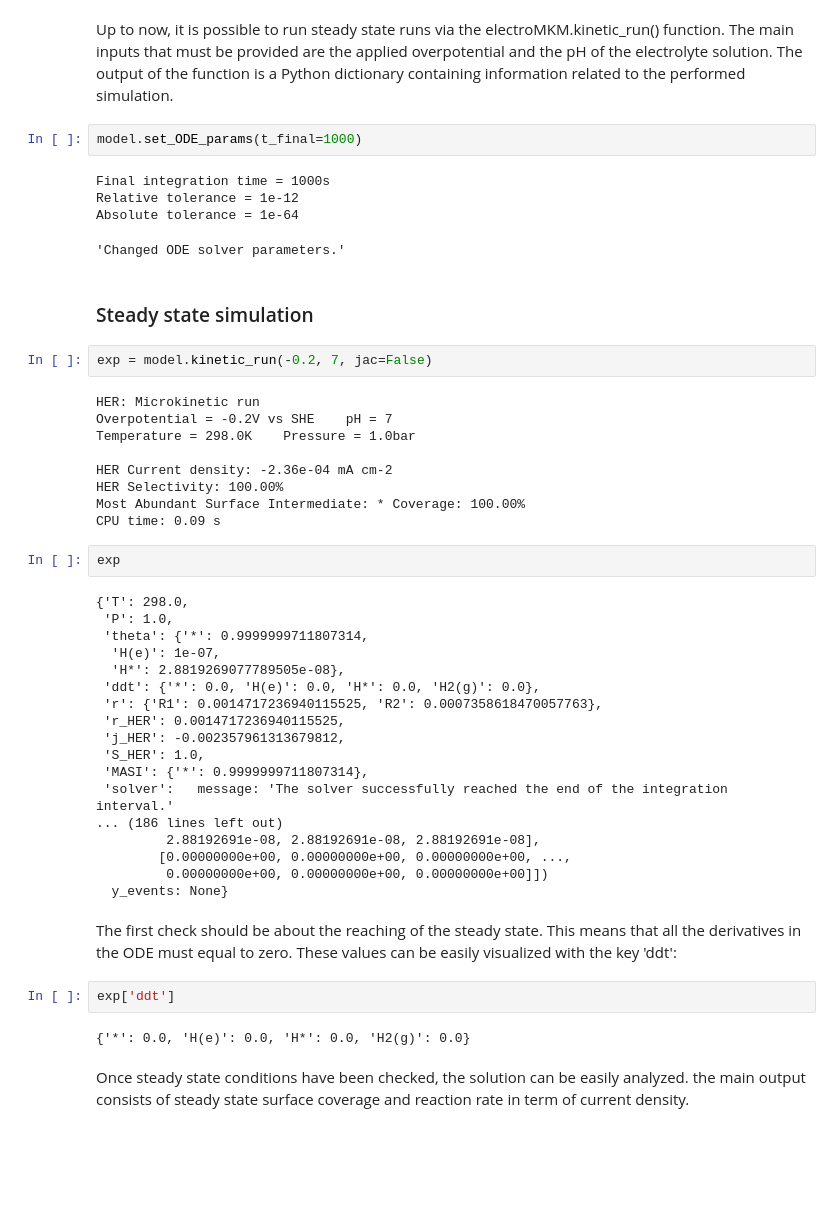
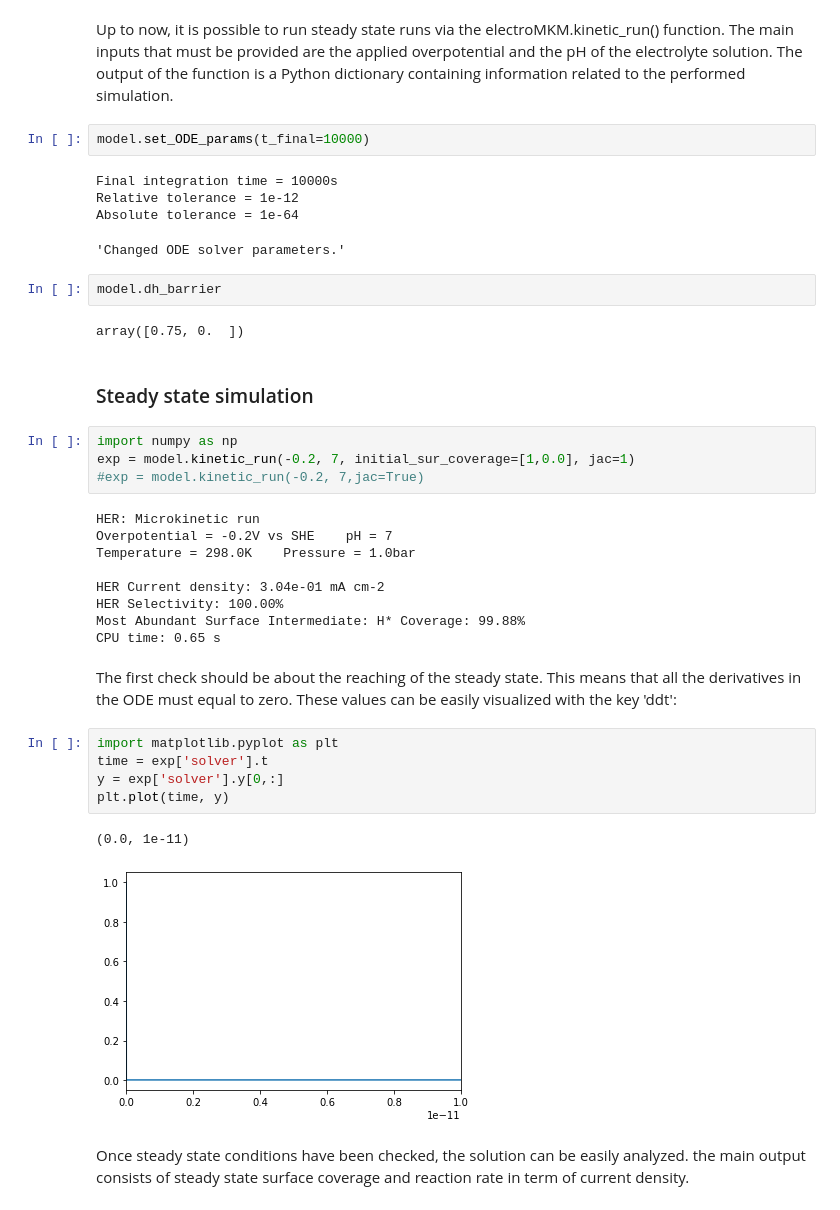
Before and after one commit to LopezGroup-ICIQ/pymkm, a Jupyter notebook: electromkm/HER/Electromkm_demo.ipynb, the cells around one changed output. Drawn from its saved outputs; the diff is of its cells as text; blank space fills up the shorter version.

```diff
--- a/electromkm/HER/Electromkm_demo.ipynb
+++ b/electromkm/HER/Electromkm_demo.ipynb
@@ -79,51 +102,41 @@ Up to now, it is possible to run steady state runs via the electroMKM.kinetic_ru
 The main inputs that must be provided are the applied overpotential and the pH of the electrolyte solution.
 The output of the function is a Python dictionary containing information related to the performed simulation.
 # %%
-model.set_ODE_params(t_final=1000)
+model.set_ODE_params(t_final=10000)
 # %% [output]
-Final integration time = 1000s
+Final integration time = 10000s
 Relative tolerance = 1e-12
 Absolute tolerance = 1e-64
 'Changed ODE solver parameters.'
+# %%
+model.dh_barrier
+# %% [output]
+array([0.75, 0.  ])
 # %% [markdown]
 ### Steady state simulation
 # %%
-exp = model.kinetic_run(-0.2, 7, jac=False)
+import numpy as np
+exp = model.kinetic_run(-0.2, 7, initial_sur_coverage=[1,0.0], jac=1)
+#exp = model.kinetic_run(-0.2, 7,jac=True)
 # %% [output]
 HER: Microkinetic run
 Overpotential = -0.2V vs SHE    pH = 7
 Temperature = 298.0K    Pressure = 1.0bar
 
-HER Current density: -2.36e-04 mA cm-2
+HER Current density: 3.04e-01 mA cm-2
 HER Selectivity: 100.00%
-Most Abundant Surface Intermediate: * Coverage: 100.00%
-CPU time: 0.09 s
+Most Abundant Surface Intermediate: H* Coverage: 99.88%
+CPU time: 0.65 s
-# %%
-exp
-# %% [output]
-{'T': 298.0,
- 'P': 1.0,
- 'theta': {'*': 0.9999999711807314,
-  'H(e)': 1e-07,
-  'H*': 2.8819269077789505e-08},
- 'ddt': {'*': 0.0, 'H(e)': 0.0, 'H*': 0.0, 'H2(g)': 0.0},
- 'r': {'R1': 0.0014717236940115525, 'R2': 0.0007358618470057763},
- 'r_HER': 0.0014717236940115525,
- 'j_HER': -0.002357961313679812,
- 'S_HER': 1.0,
- 'MASI': {'*': 0.9999999711807314},
- 'solver':   message: 'The solver successfully reached the end of the integration interval.'
-... (186 lines left out)
-         2.88192691e-08, 2.88192691e-08, 2.88192691e-08],
-        [0.00000000e+00, 0.00000000e+00, 0.00000000e+00, ...,
-         0.00000000e+00, 0.00000000e+00, 0.00000000e+00]])
-  y_events: None}
 # %% [markdown]
 The first check should be about the reaching of the steady state. This means that all the derivatives in the ODE must equal to zero. These values can be easily visualized with the key 'ddt':
 # %%
-exp['ddt']
+import matplotlib.pyplot as plt
+time = exp['solver'].t
+y = exp['solver'].y[0,:]
+plt.plot(time, y)
 # %% [output]
-{'*': 0.0, 'H(e)': 0.0, 'H*': 0.0, 'H2(g)': 0.0}
+(0.0, 1e-11)
+[figure, added]
 # %% [markdown]
 Once steady state conditions have been checked, the solution can be easily analyzed. the main output consists of steady state surface coverage and reaction rate in term of current density.
 # %%
```
Also changed, not shown: parts of 18 cells of this notebook, 1 other file.
